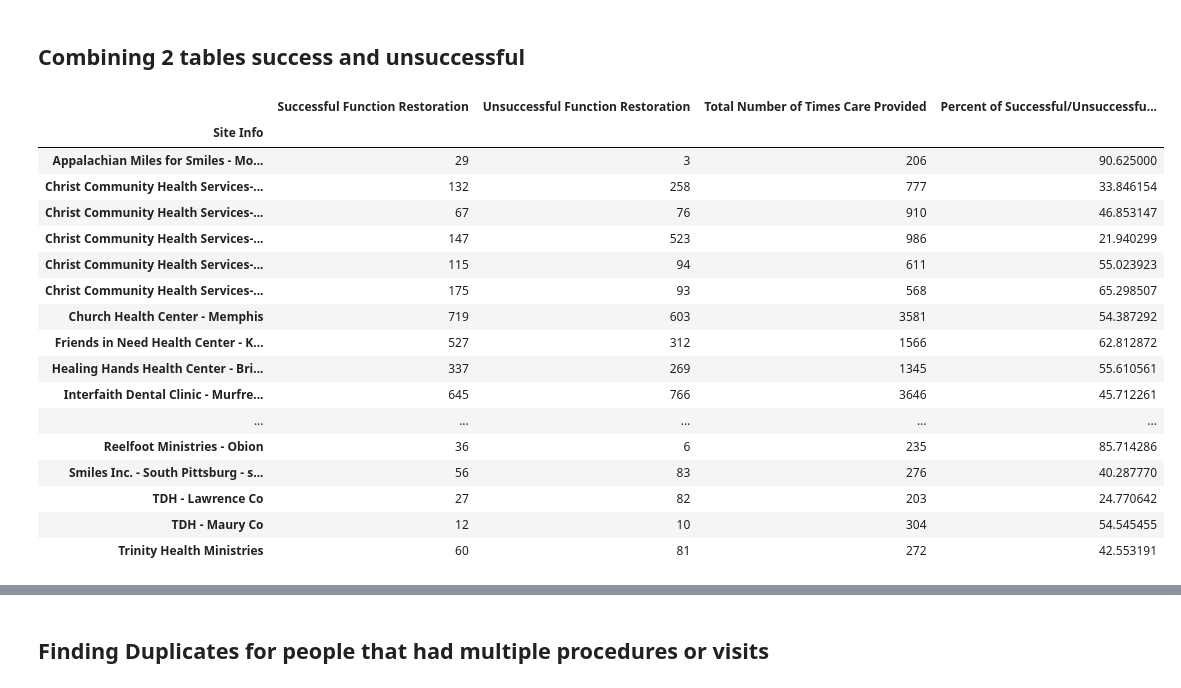
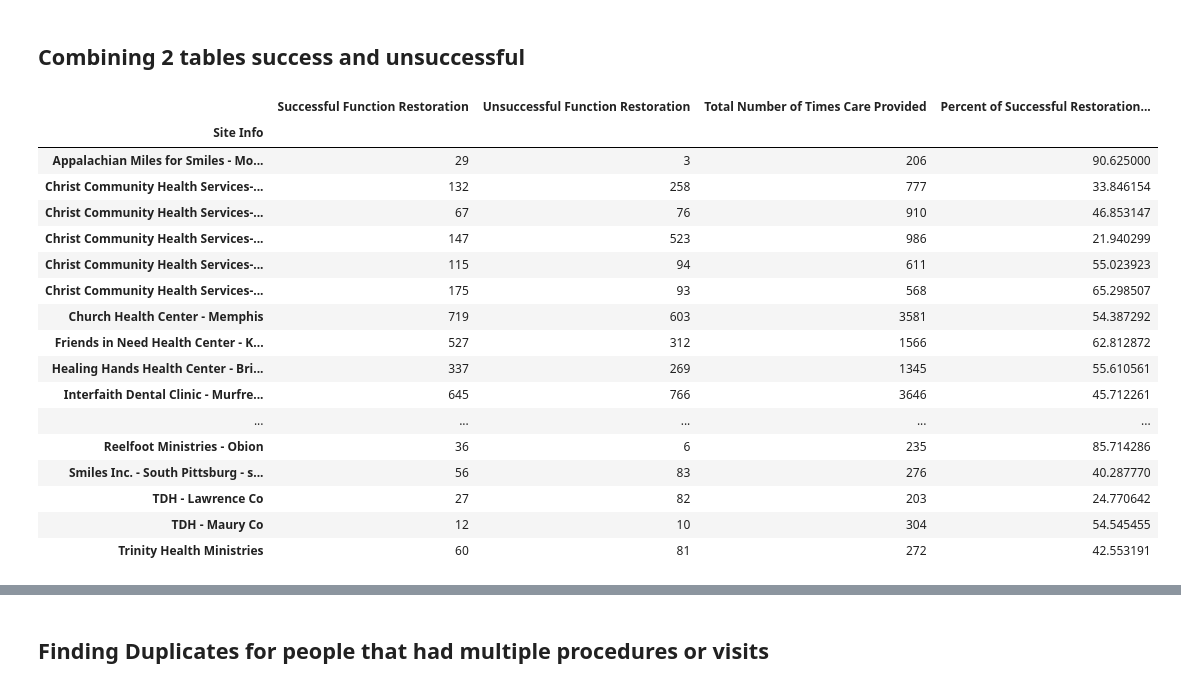
Before and after one commit to abcarlisle22/smile-on-lava-girl, a Jupyter notebook: smile_on.ipynb, the cells around one changed output, grey strips where cells are left out. Cells and saved outputs as stored; diff of their text form; code cells hidden in the pictures.

```diff
--- a/smile_on.ipynb
+++ b/smile_on.ipynb
@@ -279,12 +279,12 @@ unsuccessful_site
 # %%
 clinics = pd.merge(successful_site, unsuccessful_site, left_on = 'Site Info', right_on = 'Site Info')
 clinics.columns = ['Successful Function Restoration', 'Unsuccessful Function Restoration']
 clinics = pd.merge(clinics, smile_sites, left_on = 'Site Info', right_on = 'Site Info')
 clinics.columns = ['Successful Function Restoration', 'Unsuccessful Function Restoration', 'Total Number of Times Care Provided']
-clinics['Percent of Successful/Unsuccessful Restoration of Function'] = (clinics['Successful Function Restoration']/(clinics['Successful Function Restoration']+clinics['Unsuccessful Function Restoration'])*100)
+clinics['Percent of Successful Restoration of Function'] = (clinics['Successful Function Restoration']/(clinics['Successful Function Restoration']+clinics['Unsuccessful Function Restoration'])*100)
 clinics
 # %% [output]
-|  | Successful Function Restoration | Unsuccessful Function Restoration | Total Number of Times Care Provided | Percent of Successful/Unsuccessfu... |
+|  | Successful Function Restoration | Unsuccessful Function Restoration | Total Number of Times Care Provided | Percent of Successful Restoration... |
 | Site Info |  |  |  |  |
 | Appalachian Miles for Smiles - Mo... | 29 | 3 | 206 | 90.625000 |
 | Christ Community Health Services-... | 132 | 258 | 777 | 33.846154 |
```
Also changed, not shown: parts of 6 cells of this notebook.
